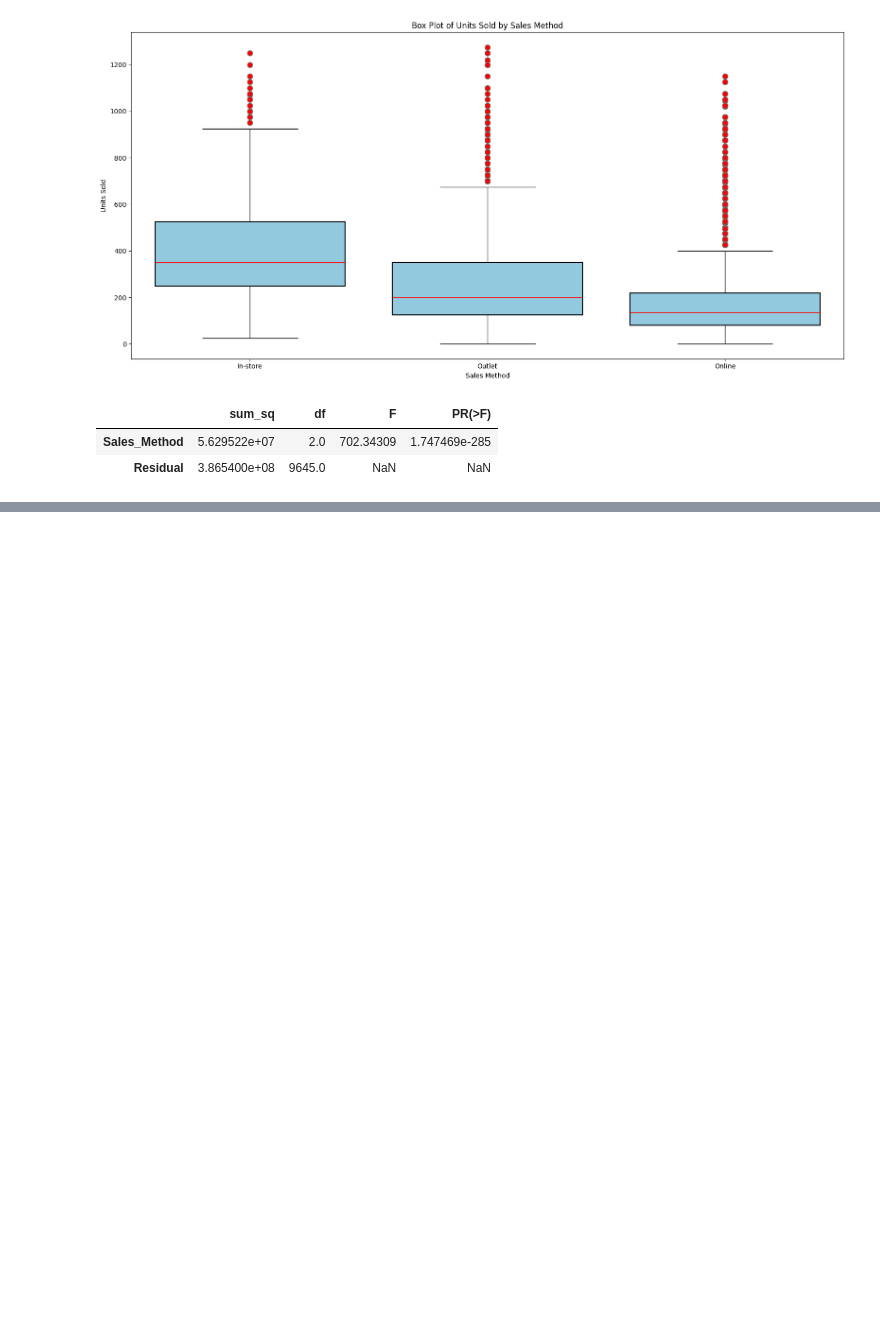
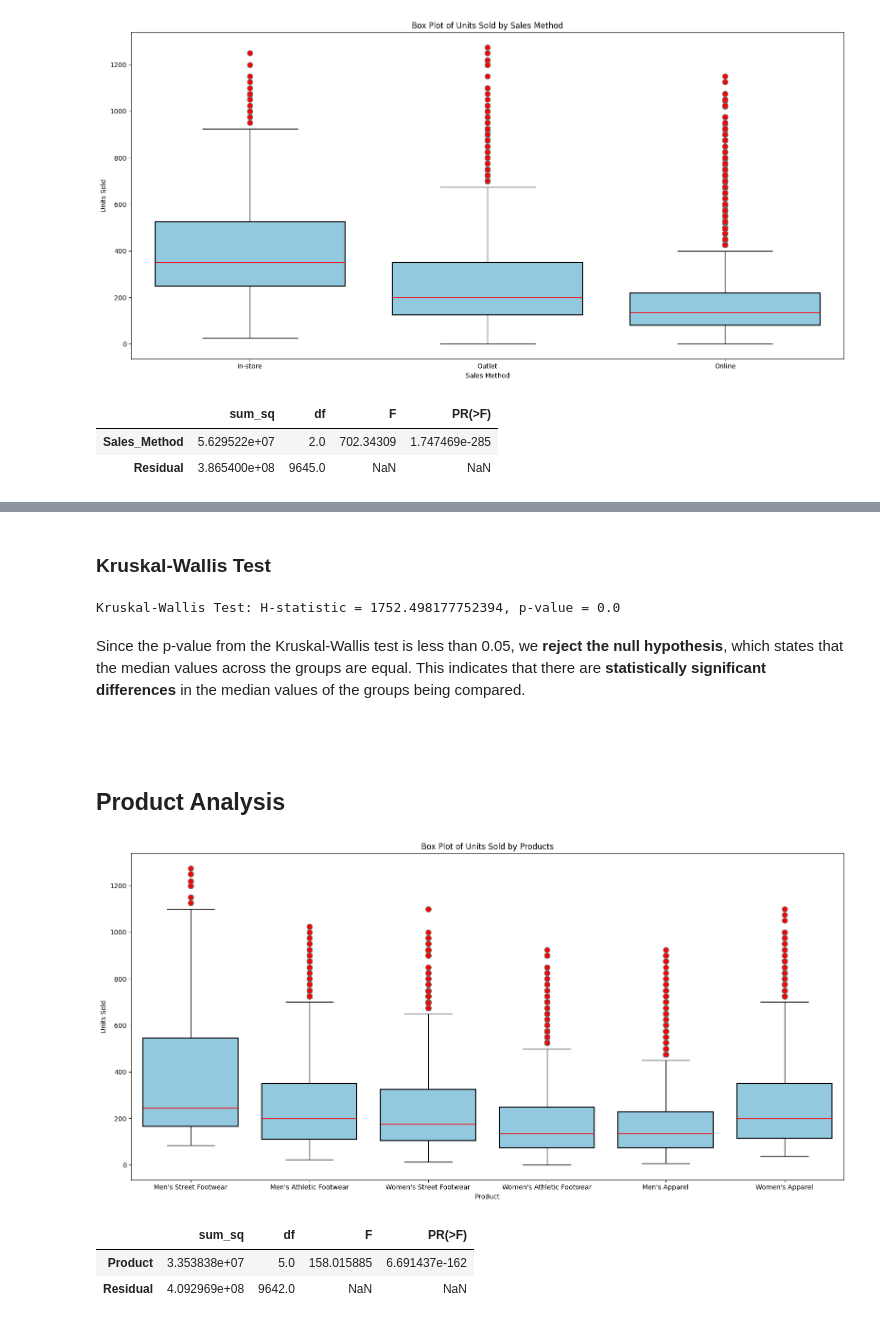
Before and after one commit to GrzegorzPus/Adidas-US-Sales-Analysis, a Jupyter notebook: ANOVA Analysis.ipynb, the cells around one changed output, grey strips where cells are left out. Cells and saved outputs as stored; diff of their text form; code cells hidden in the pictures; blank space fills up the shorter version.

```diff
--- a/ANOVA Analysis.ipynb
+++ b/ANOVA Analysis.ipynb
@@ -337,0 +425,48 @@ r
+# %% [markdown]
+### Kruskal-Wallis Test
+# %%
+instore_units = df[df['Sales_Method'] == 'In-store']['Units_Sold']
+online_units = df[df['Sales_Method'] == 'Online']['Units_Sold']
+outlet_units = df[df['Sales_Method'] == 'Outlet']['Units_Sold']
+
+kruskal_test = kruskal(instore_units, online_units, outlet_units)
+
+print("Kruskal-Wallis Test: H-statistic = {}, p-value = {}".format(kruskal_test.statistic, kruskal_test.pvalue))
+# %% [output]
+Kruskal-Wallis Test: H-statistic = 1752.498177752394, p-value = 0.0
+# %% [markdown]
+Since the p-value from the Kruskal-Wallis test is less than 0.05, we **reject the null hypothesis**, which states that the median values across the groups are equal. This indicates that there are **statistically significant differences** in the median values of the groups being compared.
+# %% [markdown]
+<br>
+# %% [markdown]
+## Product Analysis
+# %%
+plt.figure(figsize=(16, 8))
+boxplot = sns.boxplot(x='Product', y='Units_Sold', data=df, hue='Product',
+            palette={"Men's Street Footwear": "skyblue", "Men's Athletic Footwear": "skyblue", "Women's Street Footwear": "skyblue", "Women's Apparel": "skyblue", "Women's Athletic Footwear": "skyblue", "Men's Apparel": "skyblue"},
+            boxprops=dict(edgecolor='black'),
+            medianprops=dict(color='red'),
+            whiskerprops=dict(color='black'),
+            capprops=dict(color='black'),
+            flierprops=dict(markerfacecolor='red', marker='o', markersize=8))
+
+for patch in boxplot.patches:
+    patch.set_edgecolor('black')
+    patch.set_linewidth(1.5)
+
+plt.title('Box Plot of Units Sold by Products')
+plt.suptitle('')
+plt.xlabel('Product')
+plt.ylabel('Units Sold')
+plt.tight_layout()
+plt.show()
+# %% [output]
+[figure, added]
+# %%
+a = ols('Units_Sold ~ Product', data=df).fit()
+r = sm.stats.anova_lm(a, typ=2)
+r
+# %% [output]
+|  | sum_sq | df | F | PR(>F) |
+| Product | 3.353838e+07 | 5.0 | 158.015885 | 6.691437e-162 |
+| Residual | 4.092969e+08 | 9642.0 | NaN | NaN |
```
Also changed, not shown: parts of 72 cells of this notebook.
